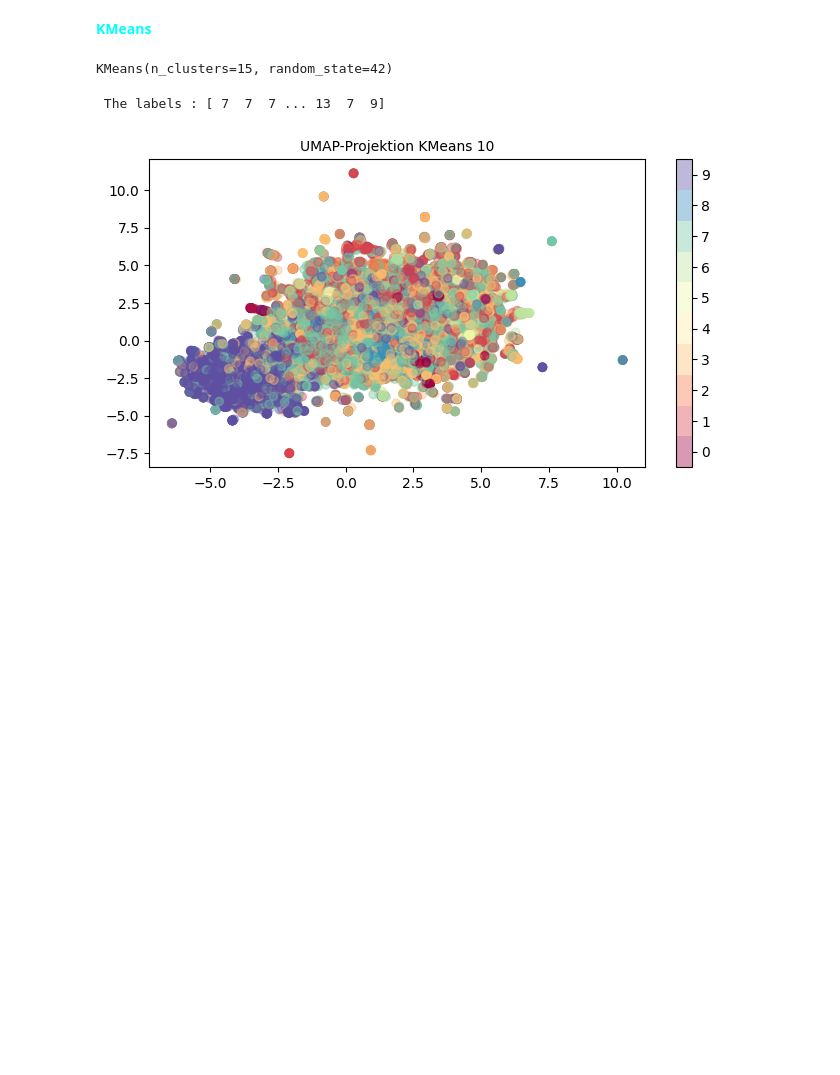
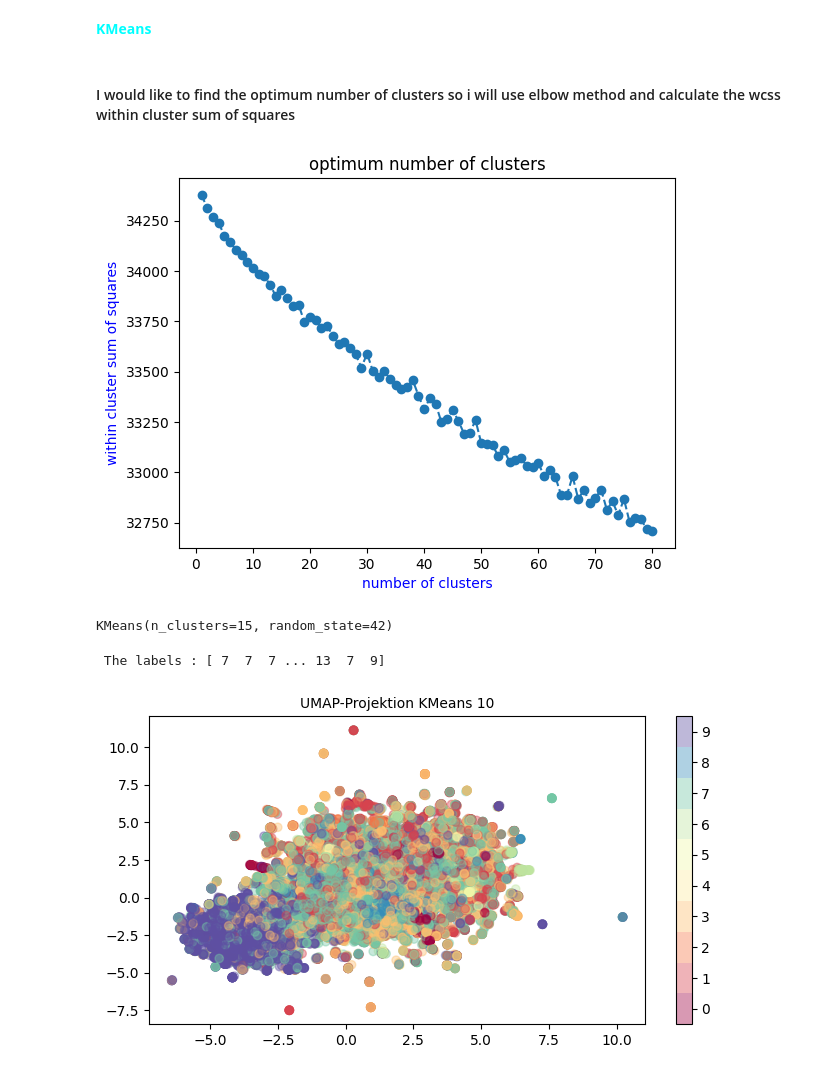
Before and after one commit to Mohamed-ux-beep/Text-Web-Mining, a Jupyter notebook: Clustering.ipynb, the cells around one changed output. Cells and saved outputs as stored; diff of their text form; code cells hidden in the pictures; blank space fills up the shorter version.

```diff
--- a/Clustering.ipynb
+++ b/Clustering.ipynb
@@ -66,2 +67,4 @@ plt.show()
 # %% [markdown]
 <span style="color: cyan;"> **KMeans** </span>
+# %% [markdown]
+#### I would like to find the optimum number of clusters so i will use elbow method and calculate the wcss within cluster sum of squares
@@ -68,3 +76,17 @@ plt.show()
+# %%
+wcss = []
+for i in range(1, 81):
+    kmeans = KMeans(n_clusters=i)
+    kmeans.fit(vecs_tfidf)
+    wcss.append(kmeans.inertia_)
+# %%
+plt.plot(range(1, 81), wcss, marker='o', linestyle='--')
+plt.xlabel('number of clusters', color='blue')
+plt.ylabel('within cluster sum of squares', color='blue')
+plt.title('optimum number of clusters')
+plt.show()
+# %% [output]
+[figure, added]
 # %%
 kmeans = KMeans(n_clusters=15, random_state=42)
 kmeans = kmeans.fit(vecs_tfidf)
```
Also changed, not shown: parts of 3 cells of this notebook, 1 other file.
